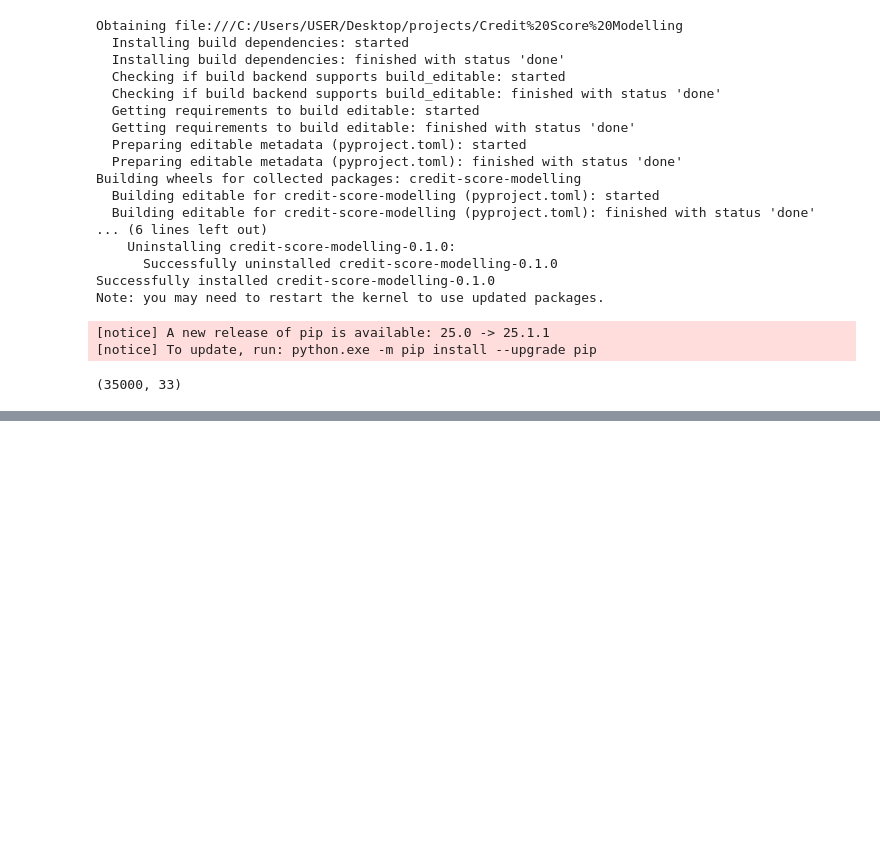
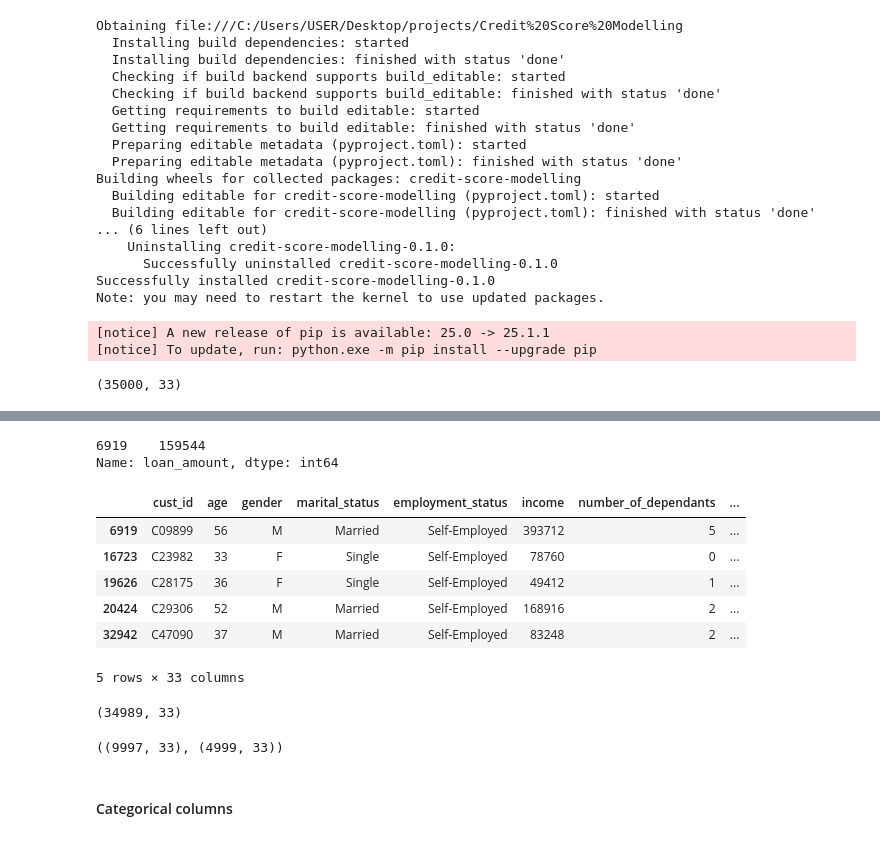
Before and after one commit to HMurawski/Credit-Score-Modelling, a Jupyter notebook: notebooks/02_EDA.ipynb, the cells around one changed output, grey strips where cells are left out. Drawn from its saved outputs; the diff is of its cells as text; code cells hidden in the pictures; blank space fills up the shorter version.

```diff
--- a/notebooks/02_EDA.ipynb
+++ b/notebooks/02_EDA.ipynb
@@ -33,0 +192,31 @@ df.shape
+# %%
+df[df["processing_fee"]== df["processing_fee"].max()]["loan_amount"]
+# %% [output]
+6919    159544
+Name: loan_amount, dtype: int64
+# %%
+#business context: if the processing fee is greater than 3% of the loan amount -> data error(outlier)
+fee_outliers = df[(df["processing_fee"] / df["loan_amount"]) > 0.03]
+fee_outliers
+# %% [output]
+|  | cust_id | age | gender | marital_status | employment_status | income | number_of_dependants | ... |
+| 6919 | C09899 | 56 | M | Married | Self-Employed | 393712 | 5 | ... |
+| 16723 | C23982 | 33 | F | Single | Self-Employed | 78760 | 0 | ... |
+| 19626 | C28175 | 36 | F | Single | Self-Employed | 49412 | 1 | ... |
+| 20424 | C29306 | 52 | M | Married | Self-Employed | 168916 | 2 | ... |
+| 32942 | C47090 | 37 | M | Married | Self-Employed | 83248 | 2 | ... |
+5 rows × 33 columns
+# %%
+df = df[(df["processing_fee"] / df["loan_amount"]) <= 0.03].copy()
+df.shape
+# %% [output]
+(34989, 33)
+# %%
+#applying same logic to processing_fee as to training df
+df_val = df_val[(df_val["processing_fee"] / df_val["loan_amount"]) <= 0.03].copy()
+df_test = df_test[(df_test["processing_fee"] / df_test["loan_amount"]) <= 0.03].copy()
+df_val.shape, df_test.shape
+# %% [output]
+((9997, 33), (4999, 33))
+# %% [markdown]
+#### Categorical columns
```
Also changed, not shown: parts of 19 cells of this notebook, 1 other file.
